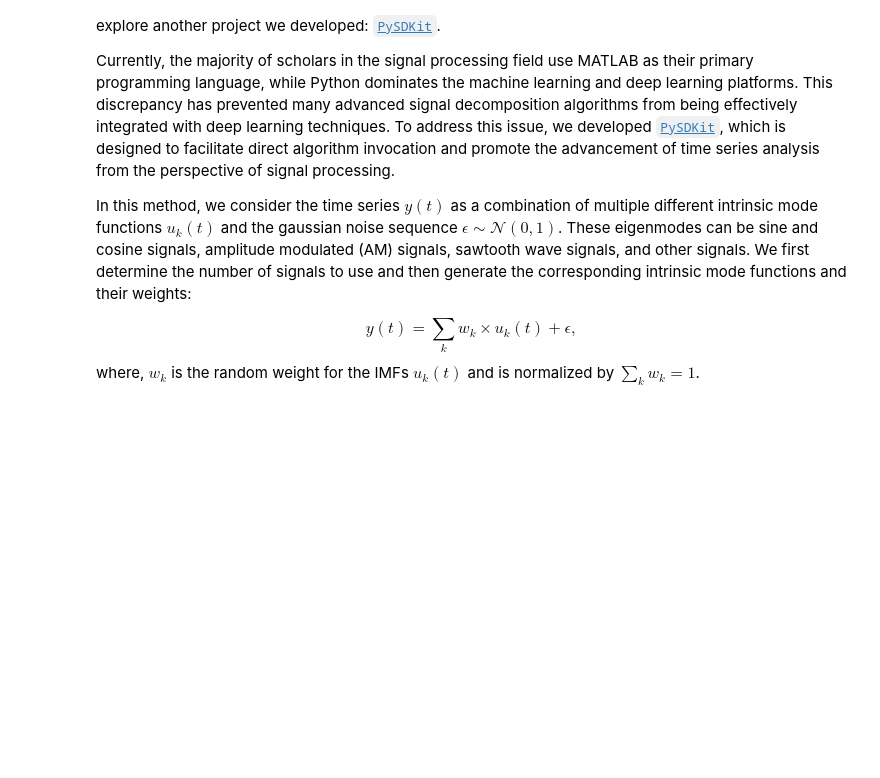
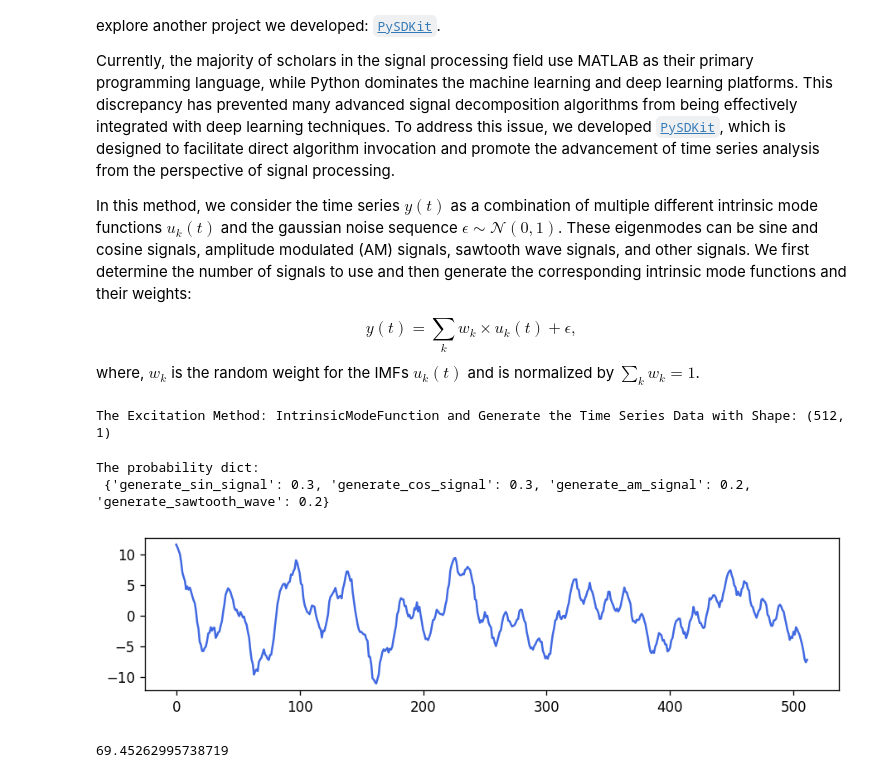
Before and after one commit to changewam/S2Generator, a Jupyter notebook: examples/8-intrinsic_mode_function.ipynb, the cells around one changed output. Saved outputs shown, nothing was run; the diff lists cells and outputs as text; code cells hidden in the pictures; blank space fills up the shorter version.

```diff
--- a/examples/8-intrinsic_mode_function.ipynb
+++ b/examples/8-intrinsic_mode_function.ipynb
@@ -38,6 +38,44 @@ from S2Generator.excitation import IntrinsicModeFunction
 
 # Create the instance for IntrinsicModeFunction
 imfs = IntrinsicModeFunction(
-    min_base_imfs=1,
-    max_base_imfs=3,
+    min_base_imfs=2,  # From the perspective of Fourier expansion, sine and cosine signals are the most basic signals
+    max_base_imfs=4,  # Therefore, we will select 2~4 sine and cosine signals as the base for this stimulus generation.
+    min_choice_imfs=1,  # We will then select a number of different random signals
+    max_choice_imfs=5,
+    probability_dict=None,  # We set aside a dictionary to control the probability of each signal being used
+    min_duration=0.5,
+    max_duration=10.0,  # The maximum signal duration in seconds
+    min_amplitude=0.01,
+    max_amplitude=10.0,  # The maximum amplitude for generated signal components
+    min_frequency=0.01,
+    max_frequency=8.0,  # The maximum frequency for signal components (Hz)
+    noise_level=0.1,  # Amplitude of Gaussian noise to add (relative to signal amplitude)
+)  # For most cases, using the default parameters to generate the stimulus signal is sufficient for most situations
+
+# Create the random number generator
+rng = np.random.RandomState(42)
+
+# Generate the excitation through `generate` method
+time_series = imfs.generate(rng=rng, input_dimension=1, n_inputs_points=512)
+
+print(
+    f"The Excitation Method: {str(imfs)} and Generate the Time Series Data with Shape: {time_series.shape}"
 )
+# %% [output]
+The Excitation Method: IntrinsicModeFunction and Generate the Time Series Data with Shape: (512, 1)
+# %%
+# Visualization for the excitation
+fig, ax = plt.subplots(figsize=(9, 2), dpi=120)
+
+ax.plot(time_series, color="royalblue")
+
+# We can check the probability dict
+print("The probability dict: \n", imfs.available_dict)
+# %% [output]
+The probability dict:
+ {'generate_sin_signal': 0.3, 'generate_cos_signal': 0.3, 'generate_am_signal': 0.2, 'generate_sawtooth_wave': 0.2}
+[figure, added]
+# %%
+(time_series**2).sum() / len(time_series)
+# %% [output]
+69.45262995738719
```
Also changed, not shown: parts of 4 cells of this notebook, 2 other files.
